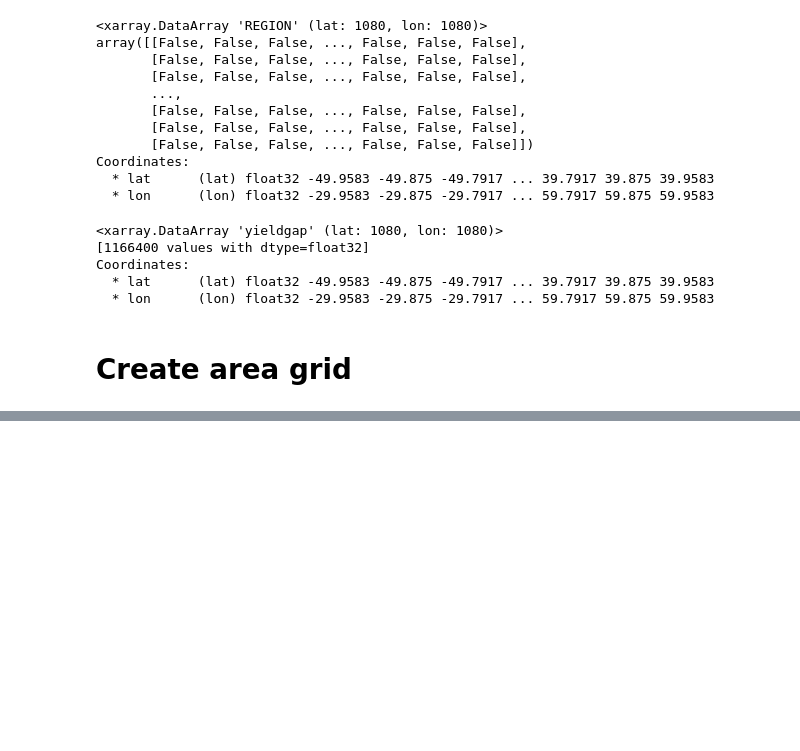
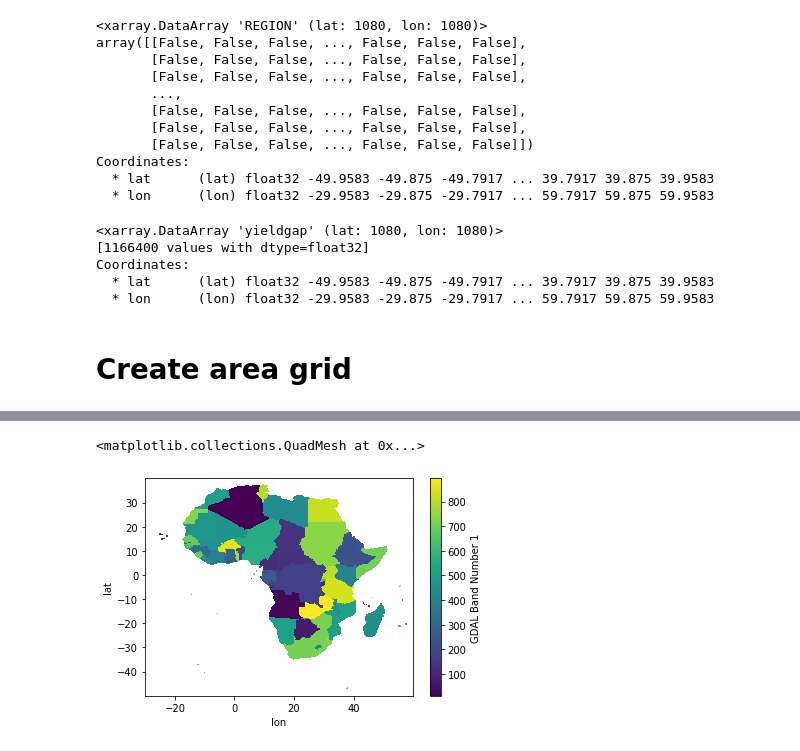
Before and after one commit to cwerner/yieldgap-analysis-africa, a Jupyter notebook: preprocessing.ipynb, the cells around one changed output, grey strips where cells are left out. Drawn from its saved outputs; the diff is of its cells as text; code cells hidden in the pictures; blank space fills up the shorter version.

```diff
--- a/preprocessing.ipynb
+++ b/preprocessing.ipynb
@@ -182,0 +248,5 @@ new.to_netcdf("yieldgap_maize_0083deg.nc")
+# %%
+new.country.plot()
+# %% [output]
+<matplotlib.collections.QuadMesh at 0x...>
+[figure, added]
```
Also changed, not shown: parts of 12 cells of this notebook, 5 other files.
